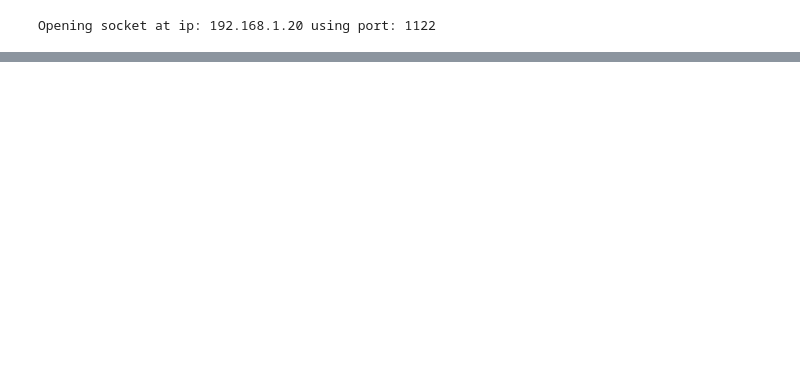
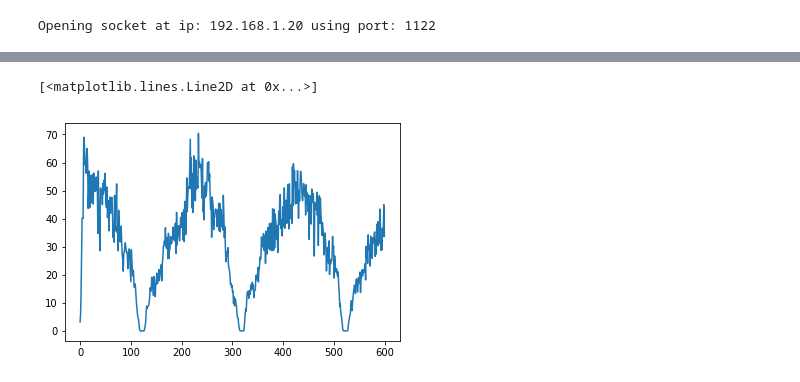
Before and after one commit to dimitriSchreiber/robotPathPlanning, a Jupyter notebook: kinematics_controls/notebooks/hydraulicProfiling.ipynb, the cells around one changed output, grey strips where cells are left out. Cells and saved outputs as stored; diff of their text form; code cells hidden in the pictures; blank space fills up the shorter version.

```diff
--- a/kinematics_controls/notebooks/hydraulicProfiling.ipynb
+++ b/kinematics_controls/notebooks/hydraulicProfiling.ipynb
@@ -65,3 +122,8 @@ for i in range(trajectory.shape[1]):
     motors.command_motors(list(trajectory[:,i].astype(int)))
     time.sleep(dt)
     #print(setpoint)
+# %%
+plt.plot(currents_mA)
+# %% [output]
+[<matplotlib.lines.Line2D at 0x...>]
+[figure, added]
```
Also changed, not shown: parts of 4 cells of this notebook, 2 other files.
